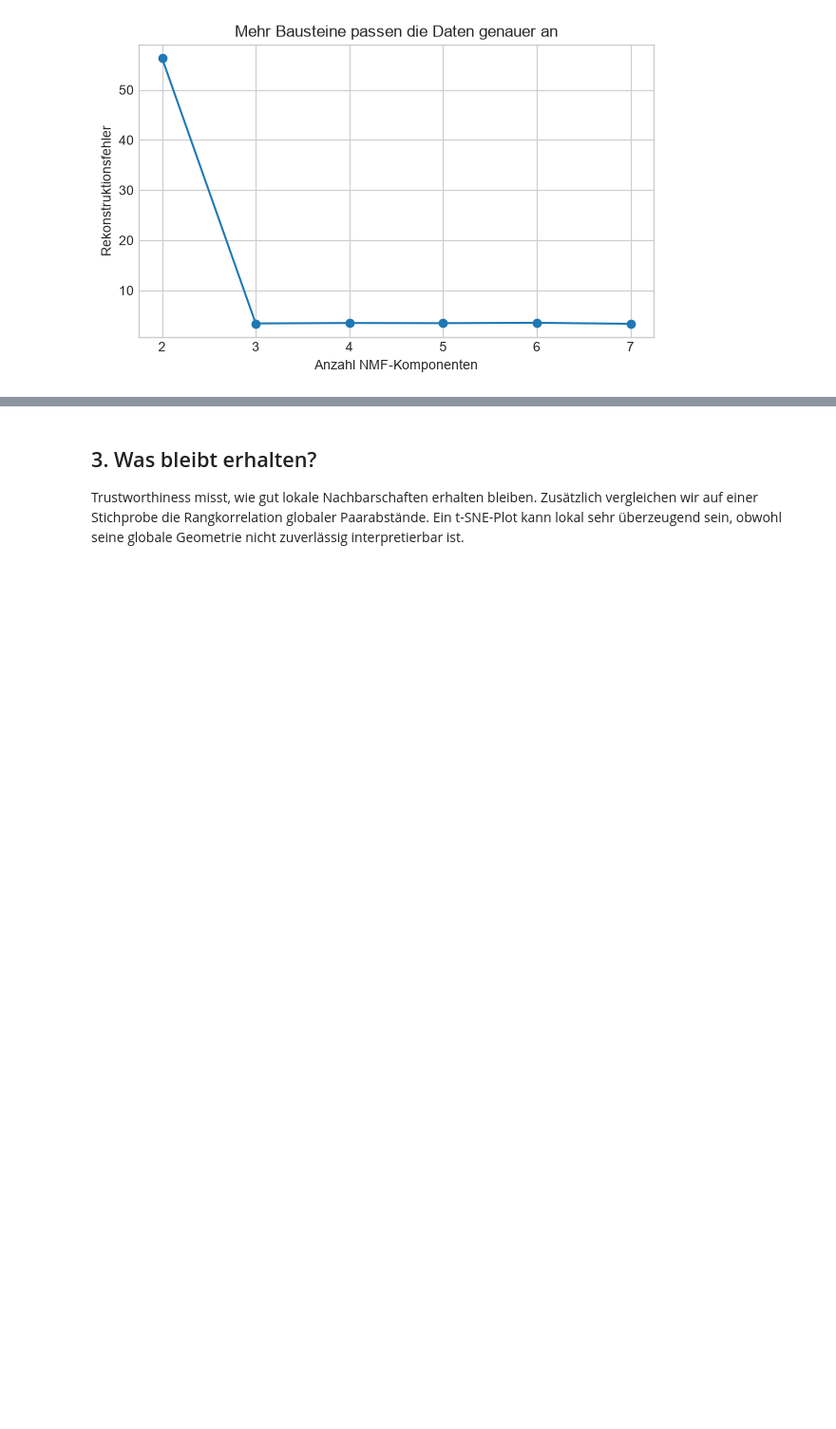
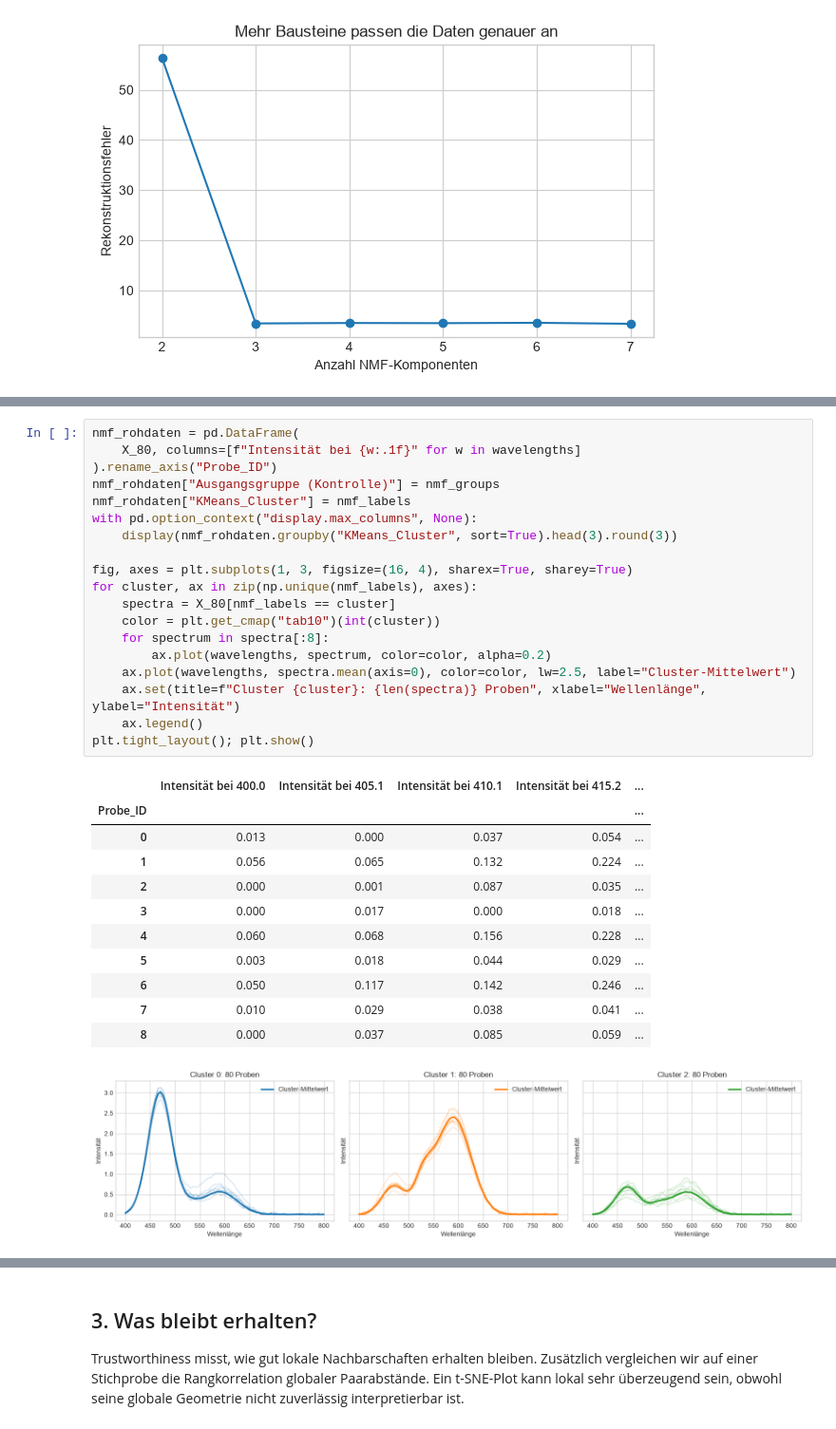
Before and after one commit to Y-Robin/MachineLearningKurs, a Jupyter notebook: set11-unueberwachtes-lernen/02_nmf_und_tsne.ipynb, the cells around one changed output, grey strips where cells are left out. Shown at 95% size. Drawn from its saved outputs; the diff is of its cells as text; blank space fills up the shorter version.

```diff
--- a/set11-unueberwachtes-lernen/02_nmf_und_tsne.ipynb
+++ b/set11-unueberwachtes-lernen/02_nmf_und_tsne.ipynb
@@ -101 +150,33 @@ plt.show()
+# %%
+nmf_rohdaten = pd.DataFrame(
+    X_80, columns=[f"Intensität bei {w:.1f}" for w in wavelengths]
+).rename_axis("Probe_ID")
+nmf_rohdaten["Ausgangsgruppe (Kontrolle)"] = nmf_groups
+nmf_rohdaten["KMeans_Cluster"] = nmf_labels
+with pd.option_context("display.max_columns", None):
+    display(nmf_rohdaten.groupby("KMeans_Cluster", sort=True).head(3).round(3))
+
+fig, axes = plt.subplots(1, 3, figsize=(16, 4), sharex=True, sharey=True)
+for cluster, ax in zip(np.unique(nmf_labels), axes):
+    spectra = X_80[nmf_labels == cluster]
+    color = plt.get_cmap("tab10")(int(cluster))
+    for spectrum in spectra[:8]:
+        ax.plot(wavelengths, spectrum, color=color, alpha=0.2)
+    ax.plot(wavelengths, spectra.mean(axis=0), color=color, lw=2.5, label="Cluster-Mittelwert")
+    ax.set(title=f"Cluster {cluster}: {len(spectra)} Proben", xlabel="Wellenlänge", ylabel="Intensität")
+    ax.legend()
+plt.tight_layout(); plt.show()
+# %% [output]
+|  | Intensität bei 400.0 | Intensität bei 405.1 | Intensität bei 410.1 | Intensität bei 415.2 | ... |
+| Probe_ID |  |  |  |  | ... |
+| 0 | 0.013 | 0.000 | 0.037 | 0.054 | ... |
+| 1 | 0.056 | 0.065 | 0.132 | 0.224 | ... |
+| 2 | 0.000 | 0.001 | 0.087 | 0.035 | ... |
+| 3 | 0.000 | 0.017 | 0.000 | 0.018 | ... |
+| 4 | 0.060 | 0.068 | 0.156 | 0.228 | ... |
+| 5 | 0.003 | 0.018 | 0.044 | 0.029 | ... |
+| 6 | 0.050 | 0.117 | 0.142 | 0.246 | ... |
+| 7 | 0.010 | 0.029 | 0.038 | 0.041 | ... |
+| 8 | 0.000 | 0.037 | 0.085 | 0.059 | ... |
+[figure, added]
 # %% [markdown]
```
Also changed, not shown: parts of 13 cells of this notebook, 15 other files.
